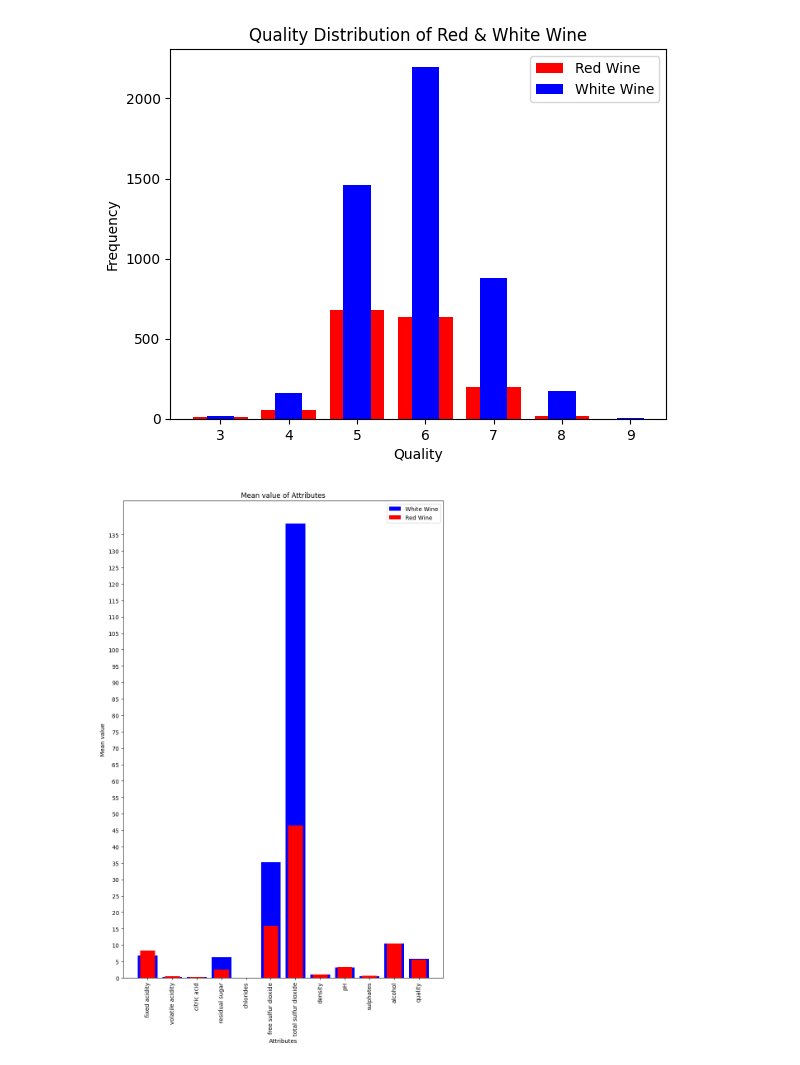
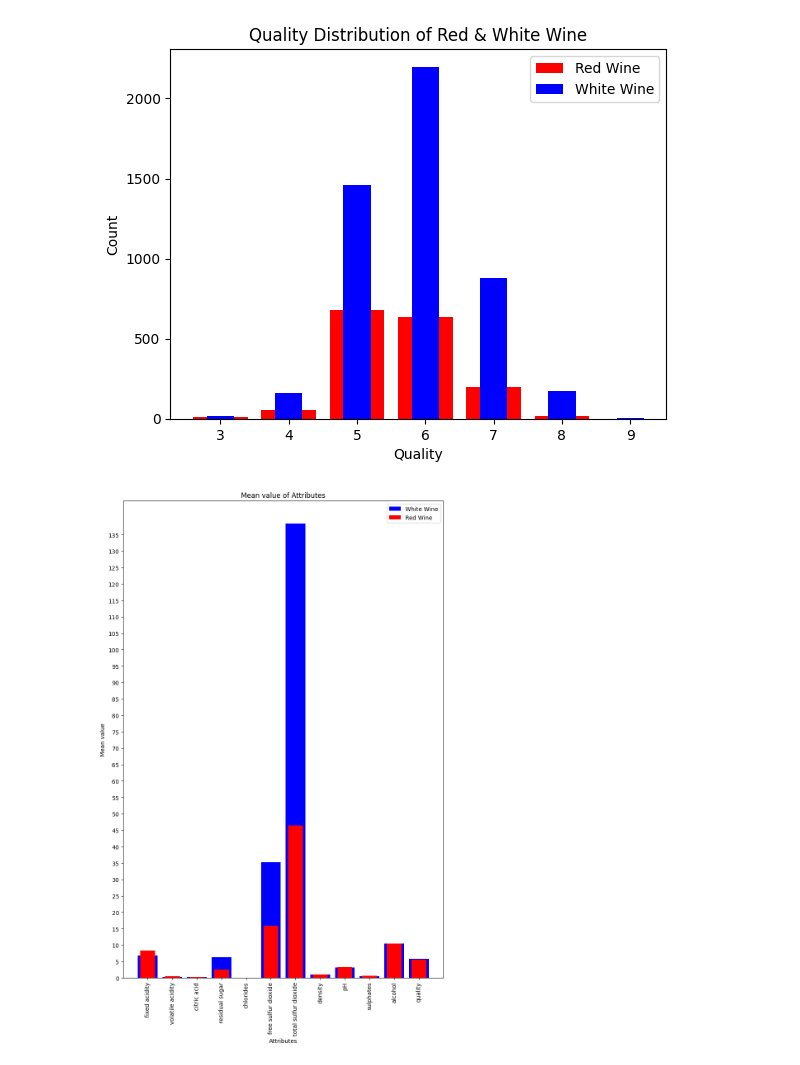
Before and after one commit to DivyeshVed/WIne-Quality, a Jupyter notebook: wine-quality.ipynb, the cells around one changed output. Saved outputs shown, nothing was run; the diff lists cells and outputs as text; code cells hidden in the pictures.

```diff
--- a/wine-quality.ipynb
+++ b/wine-quality.ipynb
@@ -26,29 +24,29 @@ whiteSummary = whiteWineData.describe()
 # %%
 ##################################################
 ## COMPARING THE QUALITY OF RED AND WHITE WINES ##
 ##################################################
 # Getting the qulaity value for the red and the white wine.
 redQuality = redWineData['quality']
 whiteQuality = whiteWineData['quality']
 # Getting the number of red wines with their respective qualities.
 redQualityCount = pd.value_counts(redWineData['quality'])
 redQualityNumbers = redQualityCount.keys().tolist()
 redQualityFrequency = list(redQualityCount)
 redQualityBar = plt.bar(redQualityNumbers, redQualityFrequency, color='red', label='Red Wine')
 # Getting the number of white wines with their respective qualities.
 whiteQualityCount = pd.value_counts(whiteWineData['quality'])
 whiteQualityNumbers = whiteQualityCount.keys().tolist()
 whiteQualityFrequency = list(whiteQualityCount)
 whiteQualityBar = plt.bar(whiteQualityNumbers, whiteQualityFrequency, width=0.4, color='blue', label='White Wine')
 # Making the plot.
 plt.legend(loc='upper right')
 plt.xlabel('Quality')
-plt.ylabel('Frequency')
+plt.ylabel('Count')
 plt.title('Quality Distribution of Red & White Wine')
 plt.savefig('./figures/Quality-Distribution.jpeg')
 plt.show()
 # %% [output]
-[figure, old version]
+[figure, new version]
 # %%
 ########################################################################################
 ## CREATING BAR CHARTS TO COMPARE THE MEANS OF ALL ATTRIUBUTES IN RED AND WHITE WINES ##
```
Also changed, not shown: parts of 3 cells of this notebook, 3 other files.
